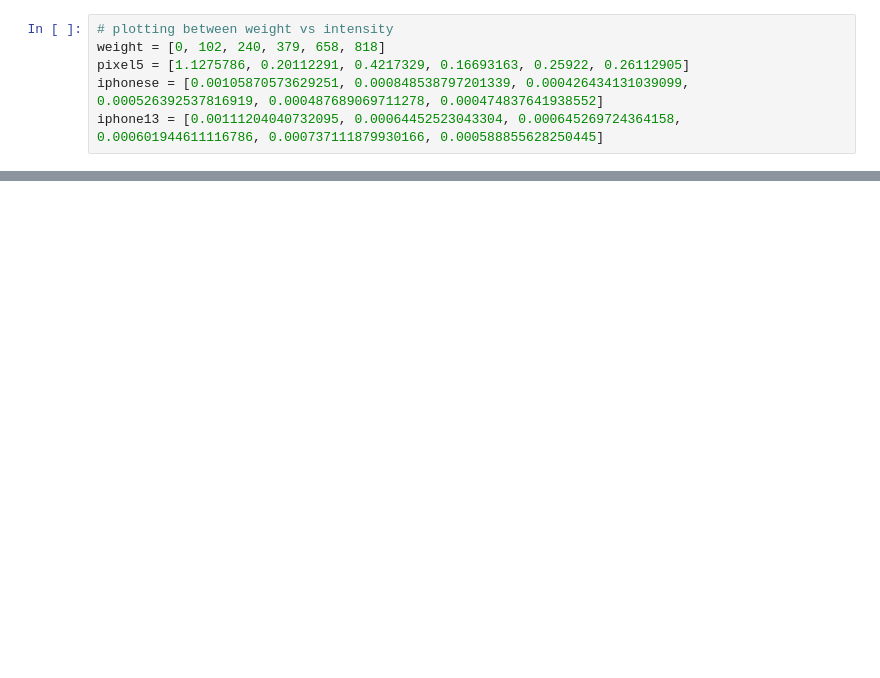
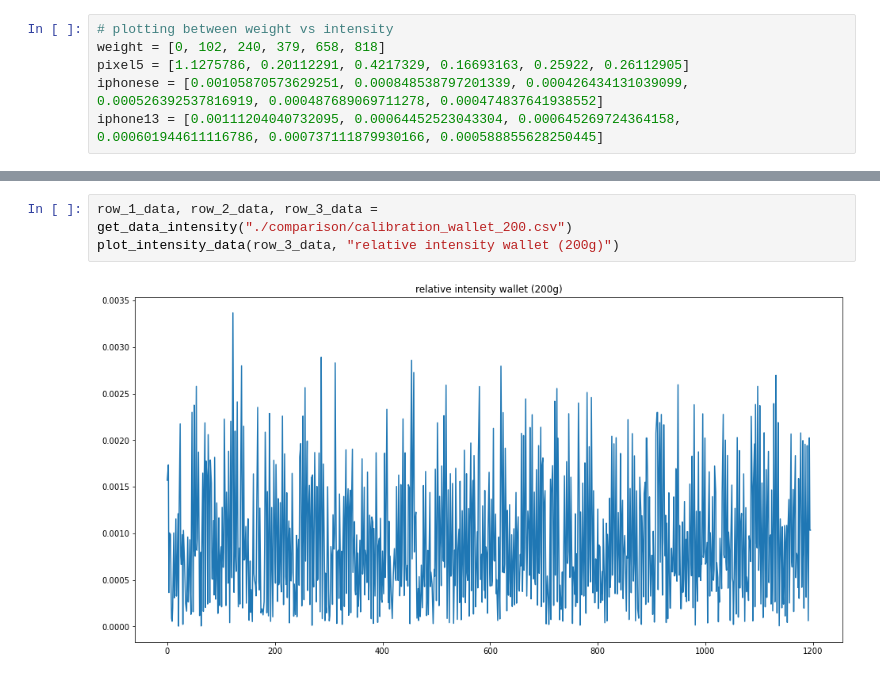
Before and after one commit to pat266/Motif, a Jupyter notebook: experiments/experiment-data/graph.ipynb, the cells around one changed output, grey strips where cells are left out. Saved outputs shown, nothing was run; the diff lists cells and outputs as text; blank space fills up the shorter version.

```diff
--- a/experiments/experiment-data/graph.ipynb
+++ b/experiments/experiment-data/graph.ipynb
@@ -132,0 +137,5 @@ plot_intensity_data(row_3_data, "relative intensity array")
+# %%
+row_1_data, row_2_data, row_3_data = get_data_intensity("./comparison/calibration_wallet_200.csv")
+plot_intensity_data(row_3_data, "relative intensity wallet (200g)")
+# %% [output]
+[figure, added]
```
Also changed, not shown: parts of 9 cells of this notebook, 9 other files.
